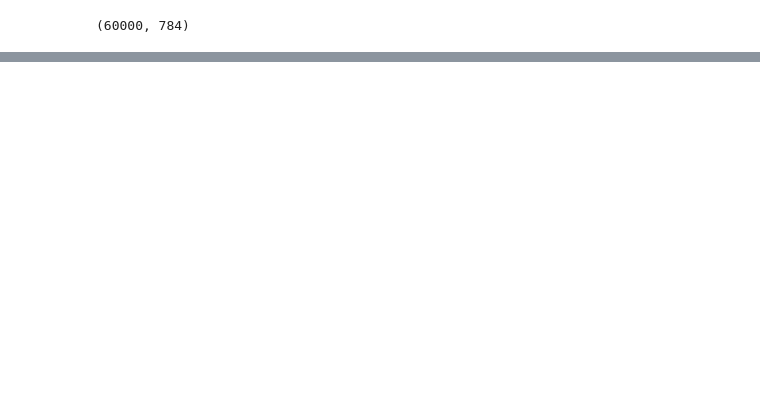
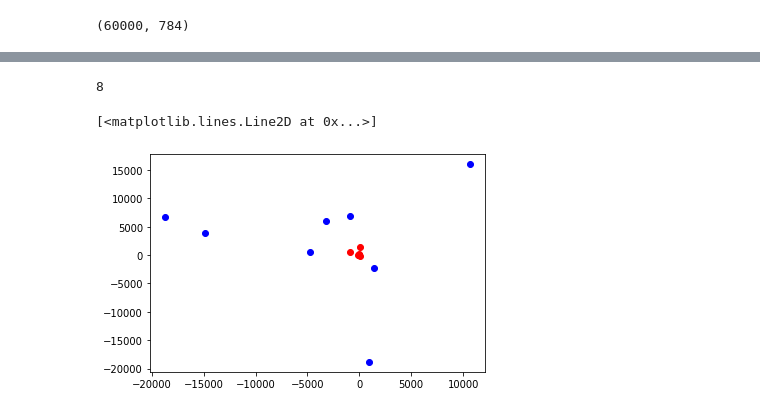
Before and after one commit to karasjoh000/KernelPCA, a Jupyter notebook: h2.ipynb, the cells around one changed output, grey strips where cells are left out. Saved outputs shown, nothing was run; the diff lists cells and outputs as text; code cells hidden in the pictures; blank space fills up the shorter version.

```diff
--- a/h2.ipynb
+++ b/h2.ipynb
@@ -177,0 +192,36 @@ TensorShape([500])
+# %%
+ones = []
+sevens = []
+for i in range(0, y.shape[0]):
+     if y[i] == 1:
+         ones.append(i)
+     elif y[i] == 7:
+         sevens.append(i)
+# %%
+ones = np.array(ones)
+sevens = np.array(sevens)
+# %%
+# project first 8 ones and sevens unto the first principle minor.
+ones_1p = []
+sevens_1p = []
+for i in range(0, 8):
+    ones_1p.append(v.numpy()[ones[i], 1] * np.matmul(v.numpy()[:, 1], kernel.numpy()[ones[i], :]))
+    sevens_1p.append(v.numpy()[sevens[i], 1] * np.matmul(v.numpy()[:, 1], kernel.numpy()[sevens[i], :]))
+# %%
+# project first 8 ones and sevens unto the first principle minor.
+ones_2p = []
+sevens_2p = []
+for i in range(0, 8):
+    ones_2p.append(v.numpy()[ones[i], 2] * np.matmul(v.numpy()[:, 2], kernel.numpy()[ones[i], :]))
+    sevens_2p.append(v.numpy()[sevens[i], 2] * np.matmul(v.numpy()[:, 2], kernel.numpy()[sevens[i], :]))
+# %%
+#len(ones_2p)
+len(sevens_2p)
+# %% [output]
+8
+# %%
+plt.plot(ones_1p, ones_2p, 'o', color='blue')
+plt.plot(sevens_1p, sevens_2p, 'o', color='red')
+# %% [output]
+[<matplotlib.lines.Line2D at 0x...>]
+[figure, added]
```
Also changed, not shown: parts of 11 cells of this notebook.
